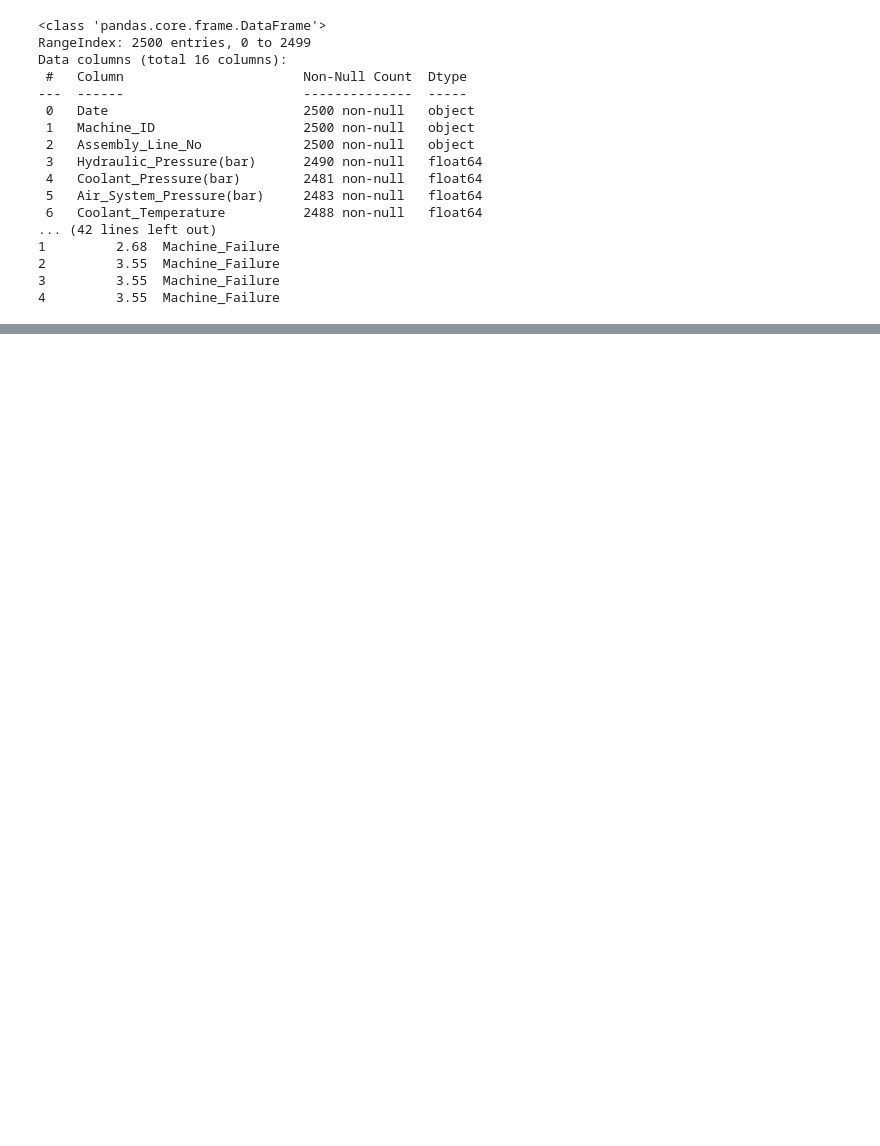
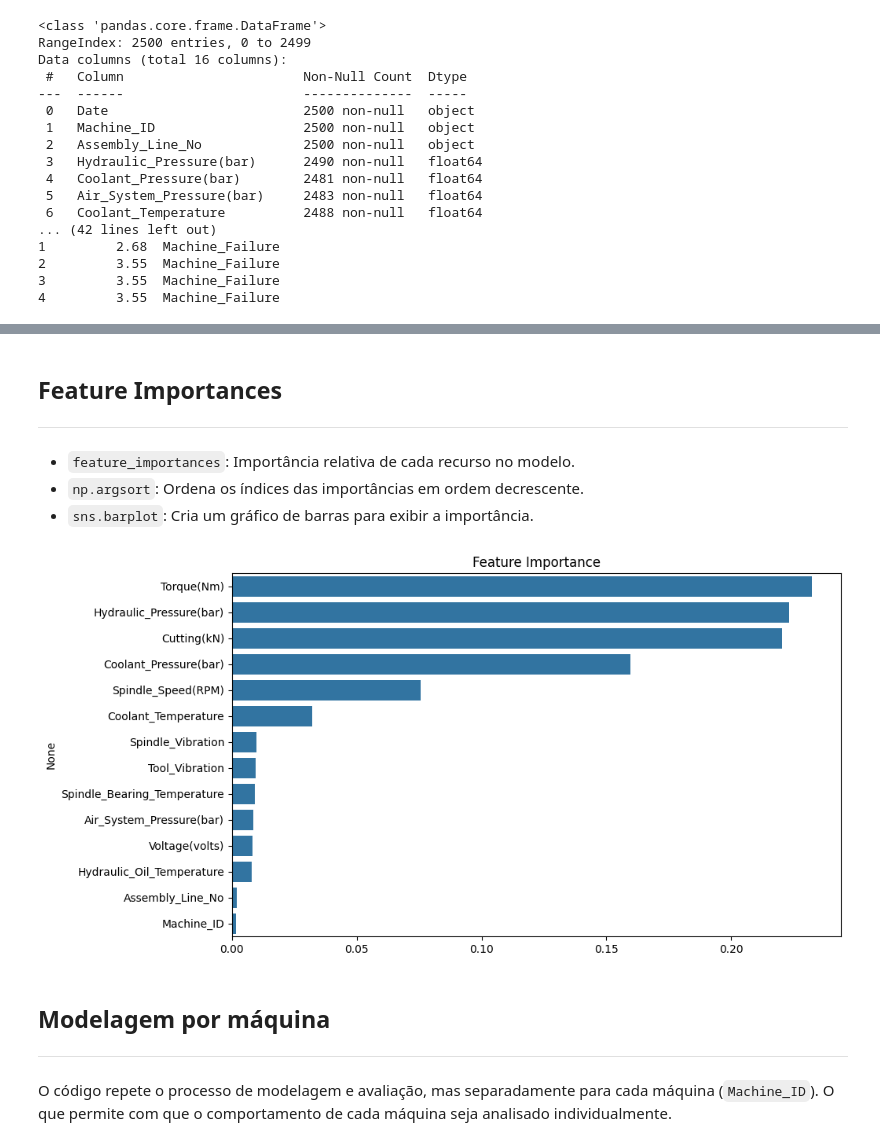
Before and after one commit to benchstation/DatacampChallenge, a Jupyter notebook: main.ipynb, the cells around one changed output, grey strips where cells are left out. Drawn from its saved outputs; the diff is of its cells as text; code cells hidden in the pictures; blank space fills up the shorter version.

Commit message:
Terminando machine learning

```diff
--- a/main.ipynb
+++ b/main.ipynb
@@ -64,0 +96,3 @@ dtype: int64
+# %%
+X = data.drop(columns=['Date', 'Downtime'])
+y = data['Downtime']
@@ -64,0 +122,3 @@ dtype: int64
+# %%
+scaler = StandardScaler() # Instanciando scaler. Server p/ padronizar os dados, transformando-os para uma distribuição com média 0 e desvio padrão 1
+X = pd.DataFrame(scaler.fit_transform(X), columns=X.columns) # pd.DataFrame converte os dados escalados de volta para um DataFrame, preservando os nomes das colunas.
@@ -64,0 +140,2 @@ dtype: int64
+# %%
+X_train, X_test, y_train, y_test = train_test_split(X, y, test_size=0.2, random_state=56)
@@ -64,0 +148,3 @@ dtype: int64
+# %%
+rf_model = RandomForestClassifier(random_state=56, n_estimators=100)
+rf_model.fit(X_train, y_train)
@@ -64,0 +184,21 @@ dtype: int64
+# %% [markdown]
+## Feature Importances
+---
+# %% [markdown]
+- `feature_importances`: Importância relativa de cada recurso no modelo.
+- `np.argsort`: Ordena os índices das importâncias em ordem decrescente.
+- `sns.barplot`: Cria um gráfico de barras para exibir a importância.
+# %%
+feature_importances = rf_model.feature_importances_
+sorted_indices = np.argsort(feature_importances)[::-1]
+plt.figure(figsize=(10, 6))
+sns.barplot(x=feature_importances[sorted_indices], y=X.columns[sorted_indices])
+plt.title("Feature Importance")
+plt.show()
+# %% [output]
+[figure, added]
+# %% [markdown]
+## Modelagem por máquina
+---
+# %% [markdown]
+O código repete o processo de modelagem e avaliação, mas separadamente para cada máquina (`Machine_ID`). O que permite com que o comportamento de cada máquina seja analisado individualmente.
```
Also changed, not shown: parts of 32 cells of this notebook.
